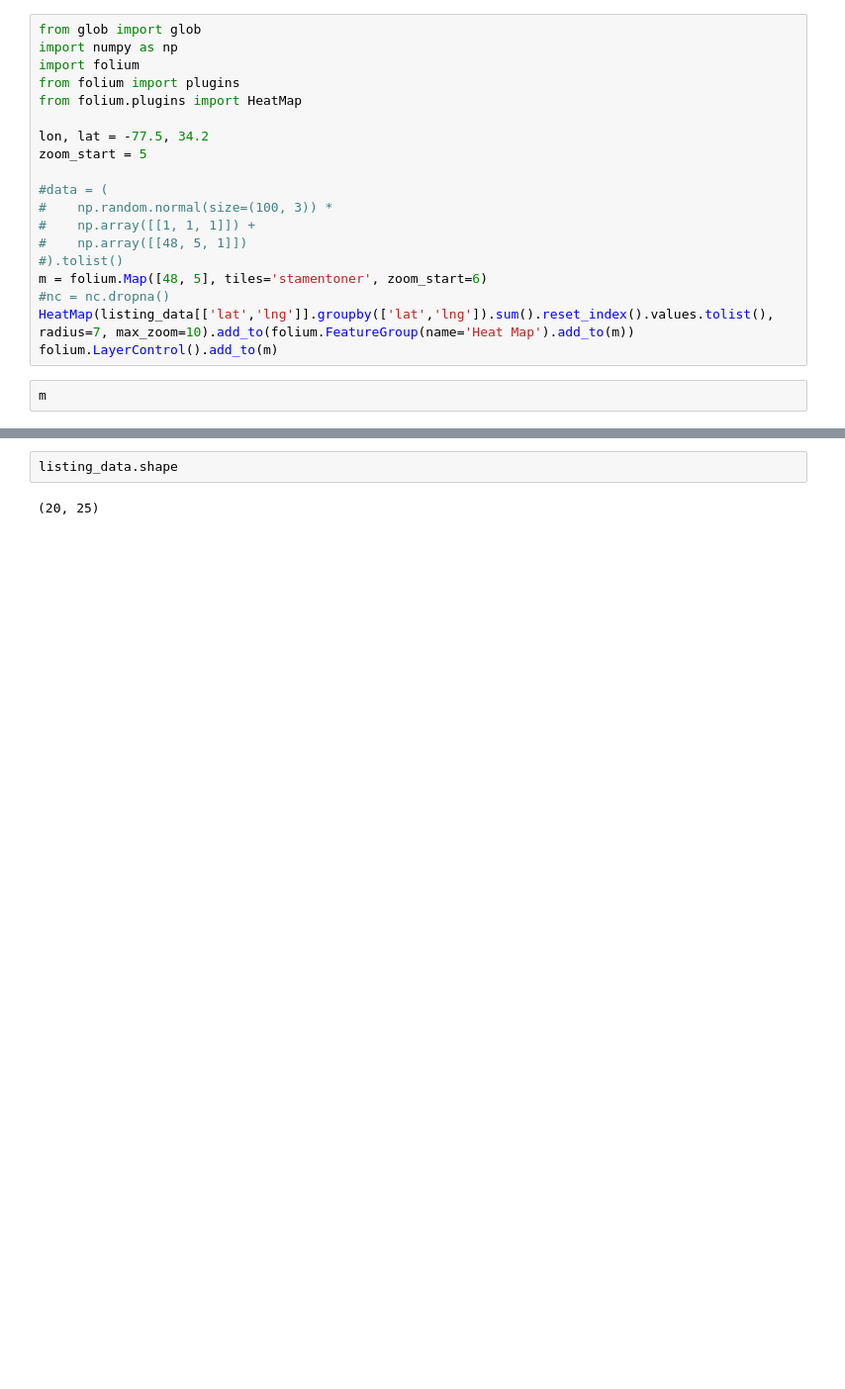
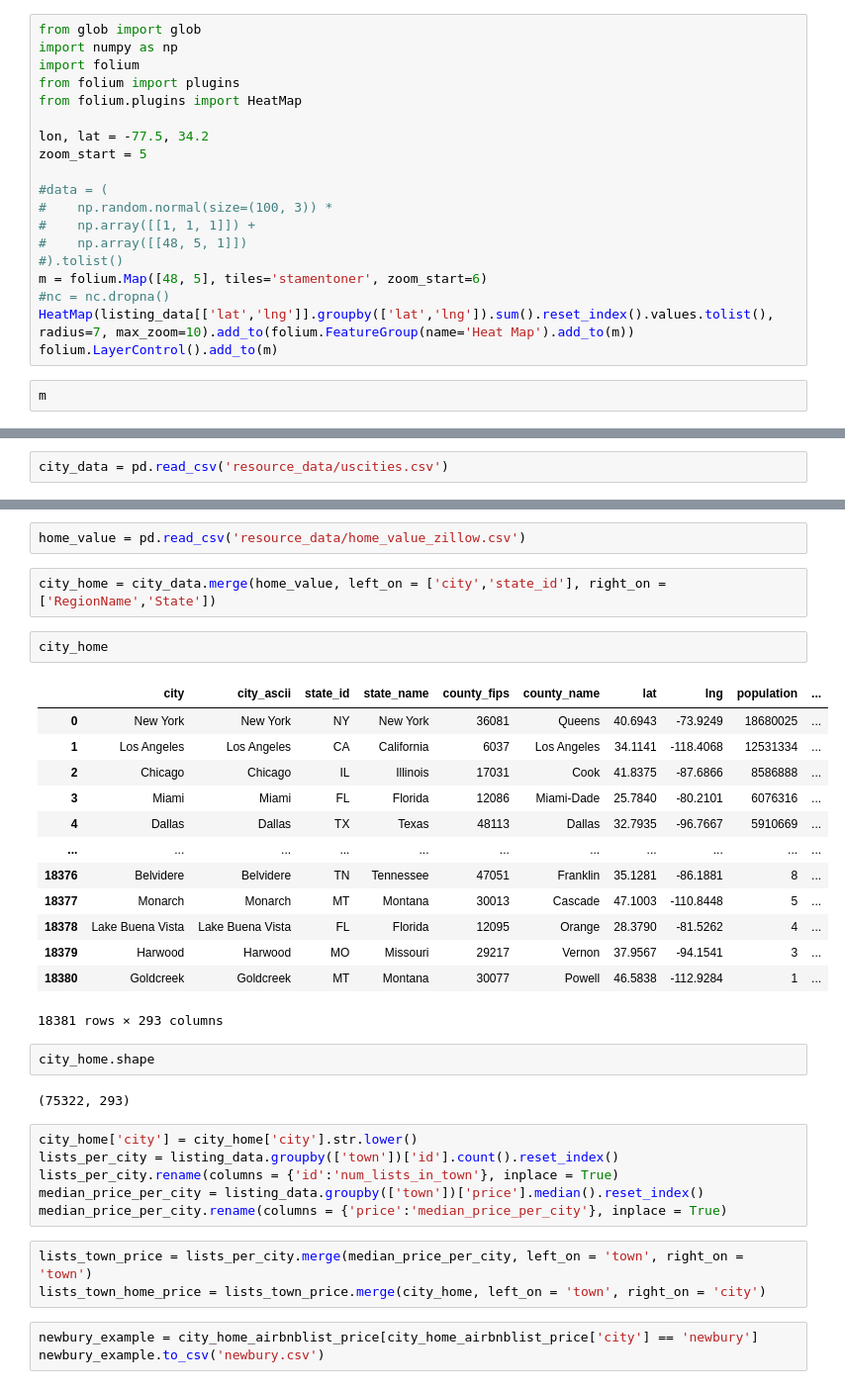
Before and after one commit to mattgilgo/airbnb_reports, a Jupyter notebook: airbnb_eda.ipynb, the cells around one changed output, grey strips where cells are left out. Shown at 99% size. Saved outputs shown, nothing was run; the diff lists cells and outputs as text; blank space fills up the shorter version.

Commit message:
dataframe created for high level roi

```diff
--- a/airbnb_eda.ipynb
+++ b/airbnb_eda.ipynb
@@ -279,0 +330,2 @@ fig.write_html("reports/listing_heatmap.html")
+# %%
+city_data = pd.read_csv('resource_data/uscities.csv')
@@ -280,4 +347,36 @@ fig.write_html("reports/listing_heatmap.html")
+# %%
+home_value = pd.read_csv('resource_data/home_value_zillow.csv')
+# %%
+city_home = city_data.merge(home_value, left_on = ['city','state_id'], right_on = ['RegionName','State'])
+# %%
+city_home
+# %% [output]
+|  | city | city_ascii | state_id | state_name | county_fips | county_name | lat | lng | population | ... |
+| 0 | New York | New York | NY | New York | 36081 | Queens | 40.6943 | -73.9249 | 18680025 | ... |
+| 1 | Los Angeles | Los Angeles | CA | California | 6037 | Los Angeles | 34.1141 | -118.4068 | 12531334 | ... |
+| 2 | Chicago | Chicago | IL | Illinois | 17031 | Cook | 41.8375 | -87.6866 | 8586888 | ... |
+| 3 | Miami | Miami | FL | Florida | 12086 | Miami-Dade | 25.7840 | -80.2101 | 6076316 | ... |
+| 4 | Dallas | Dallas | TX | Texas | 48113 | Dallas | 32.7935 | -96.7667 | 5910669 | ... |
+| ... | ... | ... | ... | ... | ... | ... | ... | ... | ... | ... |
+| 18376 | Belvidere | Belvidere | TN | Tennessee | 47051 | Franklin | 35.1281 | -86.1881 | 8 | ... |
+| 18377 | Monarch | Monarch | MT | Montana | 30013 | Cascade | 47.1003 | -110.8448 | 5 | ... |
+| 18378 | Lake Buena Vista | Lake Buena Vista | FL | Florida | 12095 | Orange | 28.3790 | -81.5262 | 4 | ... |
+| 18379 | Harwood | Harwood | MO | Missouri | 29217 | Vernon | 37.9567 | -94.1541 | 3 | ... |
+| 18380 | Goldcreek | Goldcreek | MT | Montana | 30077 | Powell | 46.5838 | -112.9284 | 1 | ... |
+18381 rows × 293 columns
 # %%
-listing_data.shape
+city_home.shape
 # %% [output]
-(20, 25)
+(75322, 293)
+# %%
+city_home['city'] = city_home['city'].str.lower()
+lists_per_city = listing_data.groupby(['town'])['id'].count().reset_index()
+lists_per_city.rename(columns = {'id':'num_lists_in_town'}, inplace = True)
+median_price_per_city = listing_data.groupby(['town'])['price'].median().reset_index()
+median_price_per_city.rename(columns = {'price':'median_price_per_city'}, inplace = True)
+# %%
+lists_town_price = lists_per_city.merge(median_price_per_city, left_on = 'town', right_on = 'town')
+lists_town_home_price = lists_town_price.merge(city_home, left_on = 'town', right_on = 'city')
+# %%
+newbury_example = city_home_airbnblist_price[city_home_airbnblist_price['city'] == 'newbury']
+newbury_example.to_csv('newbury.csv')
```
Also changed, not shown: parts of 14 cells of this notebook, 3 other files.
